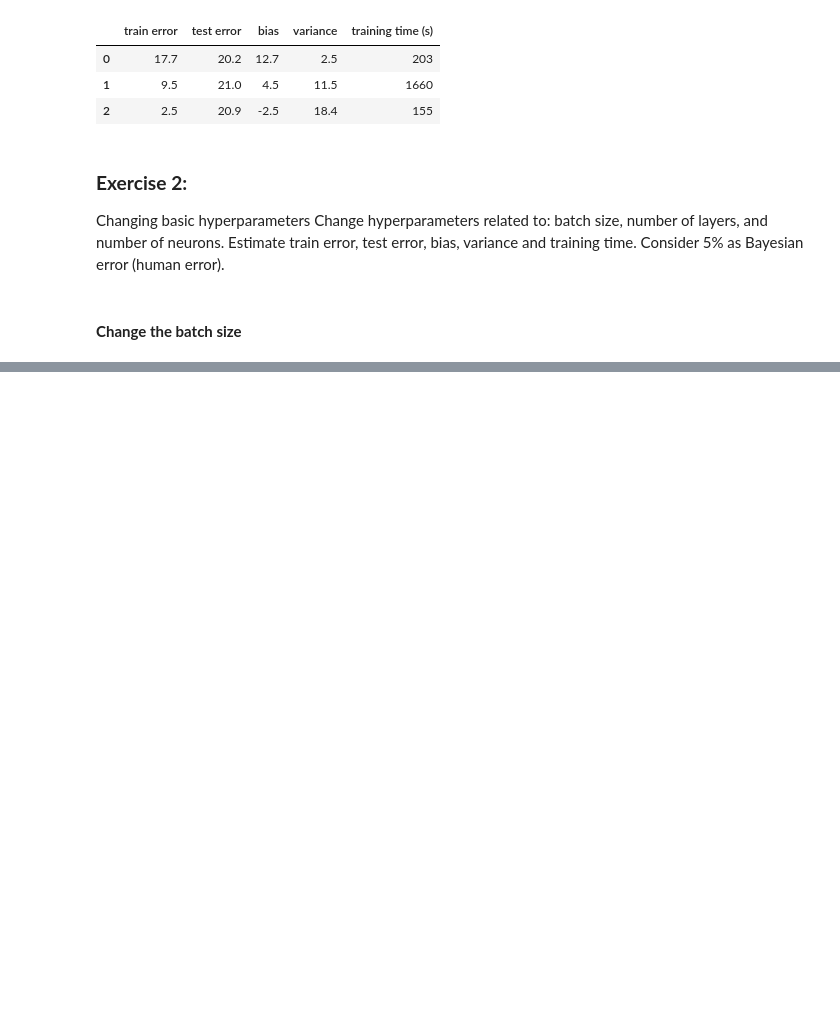
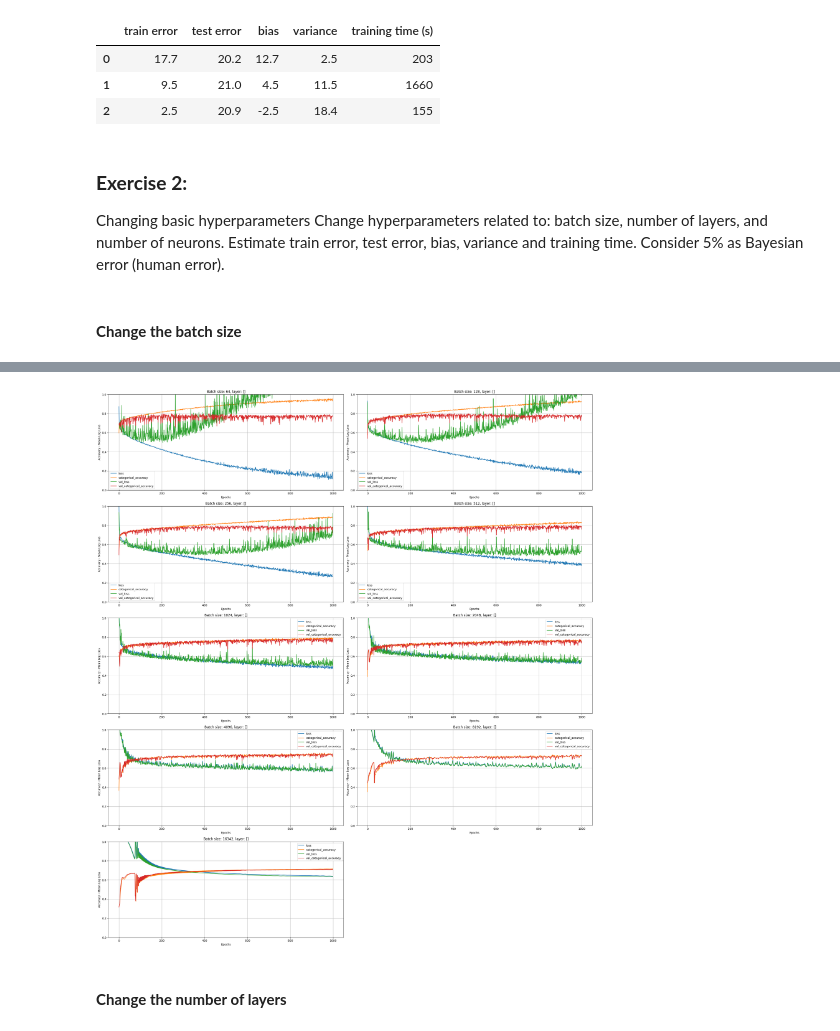
Before and after one commit to JaviMiot/exercises_deep_learning, a Jupyter notebook: Median_house_value.ipynb, the cells around one changed output, grey strips where cells are left out. Saved outputs shown, nothing was run; the diff lists cells and outputs as text; code cells hidden in the pictures; blank space fills up the shorter version.

Commit message:
feat: add class to manager results

```diff
--- a/Median_house_value.ipynb
+++ b/Median_house_value.ipynb
@@ -222,19 +269,14 @@ class ResultsModel:
 # %%
-n_epochs = 1000
-batch_sizes = [64, 128, 256, 512, 1024, 2048, 4096, 8192, 16342]
+LOG_PREFIX = "batch_size_"
 
-h = ResultsModel()
-
-def calc_time(start_time):
-  total_time = round((time.perf_counter() - start_time))
-  return total_time
+rm = ResultsManager(base_path='exercise2/batch_size/', prefix=LOG_PREFIX)
 
 data = dict()
 
-for batch_size in batch_sizes:
+for index, batch_size in enumerate(batch_sizes):
   start_time = time.perf_counter()
 
-  history = model.fit(x_train, t_train,
+  history = models[index].fit(x_train, t_train,
                       batch_size = batch_size,
                       epochs=n_epochs,
                       verbose = 0,
@@ -248,4 +290,4 @@ for batch_size in batch_sizes:
    'total_time': total_time,
    'n_epochs': n_epochs
   }
-  h.save_result(f"batch_size_{batch_size}", data)
+  rm.save_result(f"{LOG_PREFIX}{batch_size}", data)
@@ -258,0 +303,6 @@ results_model.get_all_results('batch_size_')
+# %%
+rm.plot_results()
+# %% [output]
+[figure, added]
+# %% [markdown]
+#### **Change the number of layers**
```
Also changed, not shown: parts of 16 cells of this notebook.
